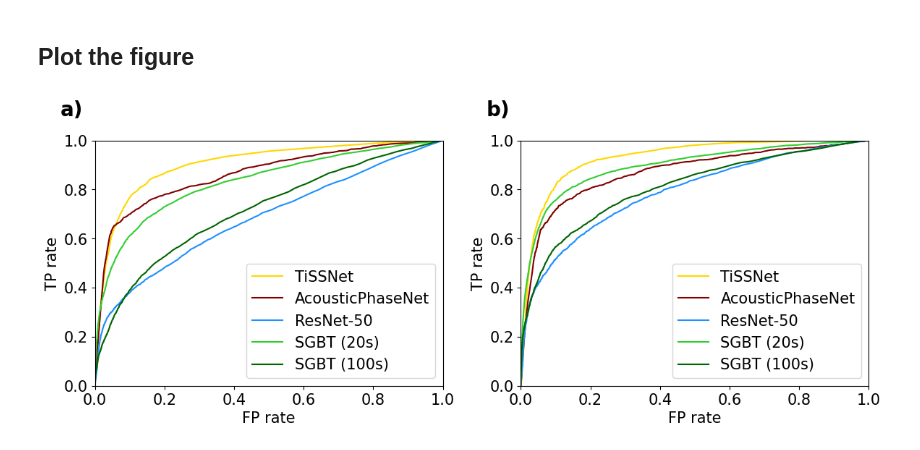
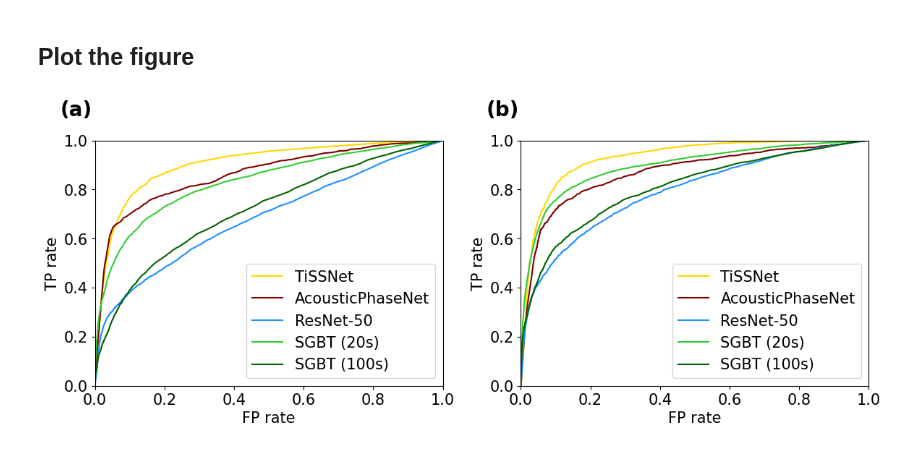
Before and after one commit to PYLRR/OHASISBIO_dataset, a Jupyter notebook: src/notebooks/detection/eval/figures_generation/ROC_plotter.ipynb, the cells around one changed output. Saved outputs shown, nothing was run; the diff lists cells and outputs as text; code cells hidden in the pictures.

```diff
--- a/src/notebooks/detection/eval/figures_generation/ROC_plotter.ipynb
+++ b/src/notebooks/detection/eval/figures_generation/ROC_plotter.ipynb
@@ -52,33 +52,33 @@ plt.plot(FPr_oha_resnet, TPr_oha_resnet, color="dodgerblue", label="ResNet-50")
 plt.plot(FPr_oha_sgbt20, TPr_oha_sgbt20, color="limegreen", label="SGBT (20s)")
 plt.plot(FPr_oha_sgbt100, TPr_oha_sgbt100, color="darkgreen", label="SGBT (100s)")
 
-ax1.text(-0.1, 1.1, "a)", transform=ax1.transAxes, size=20, weight='bold')  # subfigure index
+ax1.text(-0.1, 1.1, "(a)", transform=ax1.transAxes, size=20, weight='bold')  # subfigure index
 plt.legend(loc='lower right')
 plt.xlim(0,1)
 plt.ylim(0,1)
 plt.ylabel("TP rate")
 plt.xlabel("FP rate")
 
 # HYDROMOMAR
 ax2 = plt.subplot(1, 2, 2)
 
 plt.plot(FPr_hyd_TiSSNet, TPr_hyd_TiSSNet, color="gold", label="TiSSNet")
 plt.plot(FPr_hyd_acousticPhaseNet, TPr_hyd_acousticPhaseNet, color="maroon", label="AcousticPhaseNet")
 plt.plot(FPr_hyd_resnet, TPr_hyd_resnet, color="dodgerblue", label="ResNet-50")
 plt.plot(FPr_hyd_sgbt20, TPr_hyd_sgbt20, color="limegreen", label="SGBT (20s)")
 plt.plot(FPr_hyd_sgbt100, TPr_hyd_sgbt100, color="darkgreen", label="SGBT (100s)")
 
 # subfigure index
-ax2.text(-0.1, 1.1, "b)", transform=ax2.transAxes, size=20, weight='bold')
+ax2.text(-0.1, 1.1, "(b)", transform=ax2.transAxes, size=20, weight='bold')
 
 plt.legend(loc='lower right')
 plt.xlim(0,1)
 plt.ylim(0,1)
 plt.ylabel("TP rate")
 plt.xlabel("FP rate")
 
 plt.tight_layout()
 
 plt.savefig("../../../../../data/figures/ROC_merged.png", dpi=200)
 # %% [output]
-[figure, old version]
+[figure, new version]
```
Also changed, not shown: 57 other files.
